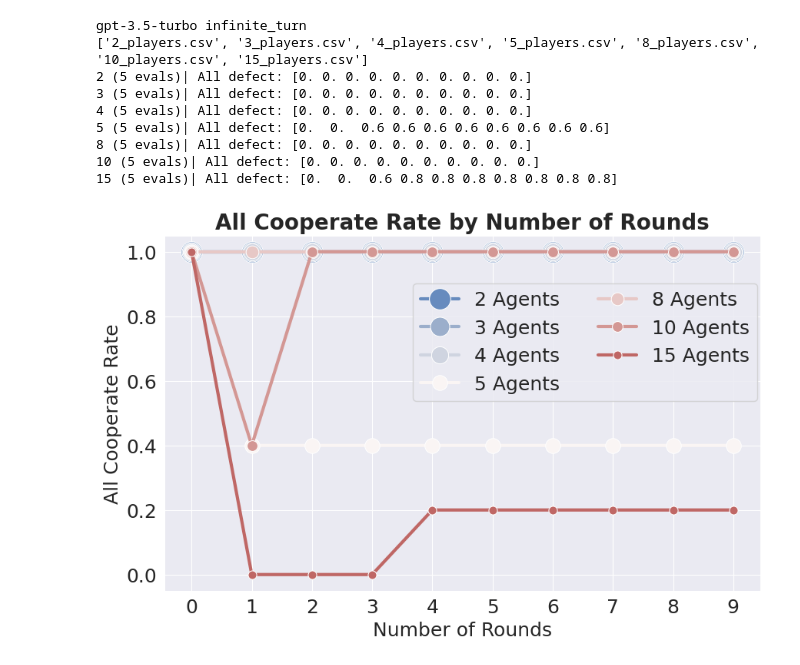
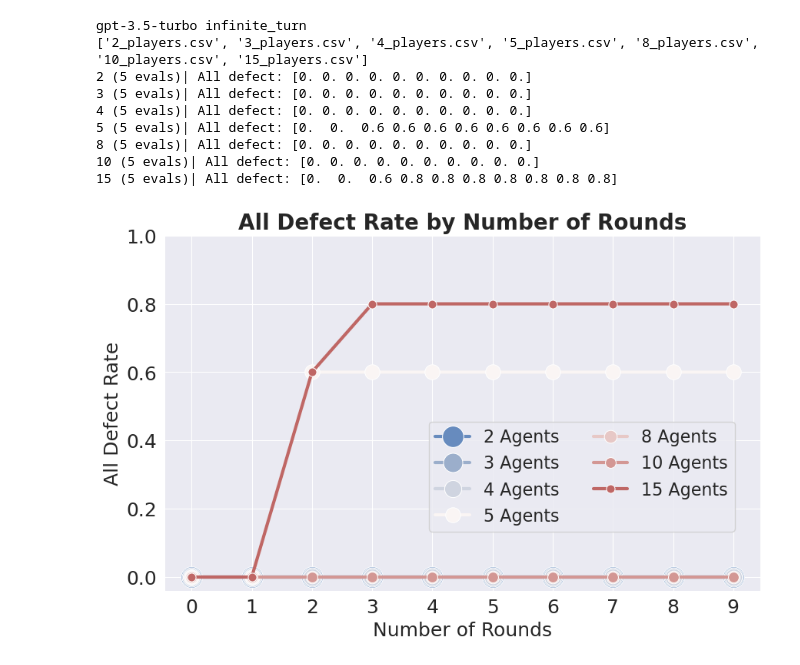
Before and after one commit to ReedZyd/MultiAgentHackathon, a Jupyter notebook: plot_multi.ipynb, the cells around one changed output. Cells and saved outputs as stored; diff of their text form; code cells hidden in the pictures.

```diff
--- a/plot_multi.ipynb
+++ b/plot_multi.ipynb
@@ -83,7 +83,7 @@ for n_player, exp, color, linesize in zip(all_n_players, all_exps, colors, lines
     # print(f'{n_player} ({evaluate_times} evals)| All cooperate: {coop_rates}')
 
     plot_flag = "All_Def"
-    plot_flag = "All_Coop"
+    # plot_flag = "All_Coop"
     if plot_flag != "All_Def":
         # # 画第一条线：所有玩家合作
         sns.lineplot(x=list(range(turn_num)), y=coop_rates.tolist(), marker="o", markersize=linesize
@@ -109,33 +109,32 @@ if plot_flag == "All_Def":
 
 else:
     if flag == "multiple_turn":
-
         plt.legend(loc="center left",ncol=2, bbox_to_anchor=[1, 0.7])  # 你可以根据需要调整图例的位置
     else:
         plt.legend(loc="center left",ncol=2, bbox_to_anchor=[0.4, 0.7])  # 你可以根据需要调整图例的位置
     plt.ylabel("All Cooperate Rate")
     plt.title("All Cooperate Rate by Number of Rounds", fontsize=20, fontweight='bold')
 
 plt.xticks(list(range(turn_num)))  # 设置x轴的刻度为agent的数量
 plt.yticks(np.arange(0, 1.2, 0.2))  # 设置y轴的刻度为0.1的倍数
 
 # 设置字体大小
 plt.rcParams.update({'font.size': 18})
 
 # 保存图形为PNG文件
 plt.savefig(f"figs/{flag}/{GPT_VERSION}/{plot_flag}_vs_agents_{evaluate_times}eval.png", dpi=300, bbox_inches='tight')
 
 
 # 显示图形
 plt.show()
 # %% [output]
 gpt-3.5-turbo infinite_turn
 ['2_players.csv', '3_players.csv', '4_players.csv', '5_players.csv', '8_players.csv', '10_players.csv', '15_players.csv']
 2 (5 evals)| All defect: [0. 0. 0. 0. 0. 0. 0. 0. 0. 0.]
 3 (5 evals)| All defect: [0. 0. 0. 0. 0. 0. 0. 0. 0. 0.]
 4 (5 evals)| All defect: [0. 0. 0. 0. 0. 0. 0. 0. 0. 0.]
 5 (5 evals)| All defect: [0.  0.  0.6 0.6 0.6 0.6 0.6 0.6 0.6 0.6]
 8 (5 evals)| All defect: [0. 0. 0. 0. 0. 0. 0. 0. 0. 0.]
 10 (5 evals)| All defect: [0. 0. 0. 0. 0. 0. 0. 0. 0. 0.]
 15 (5 evals)| All defect: [0.  0.  0.6 0.8 0.8 0.8 0.8 0.8 0.8 0.8]
-[figure, old version]
+[figure, new version]
```
Also changed, not shown: 21 other files.
